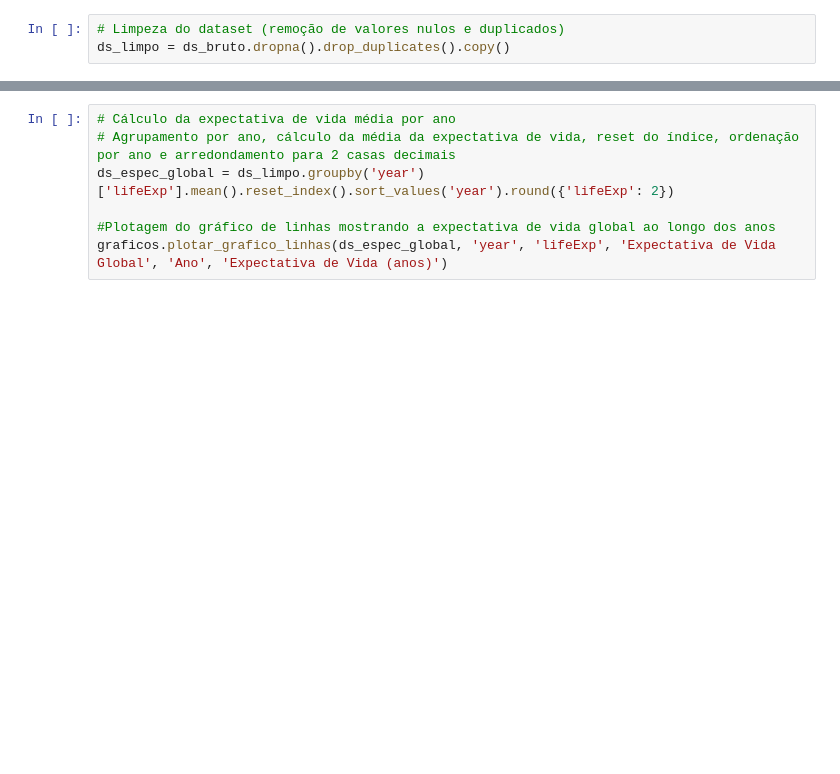
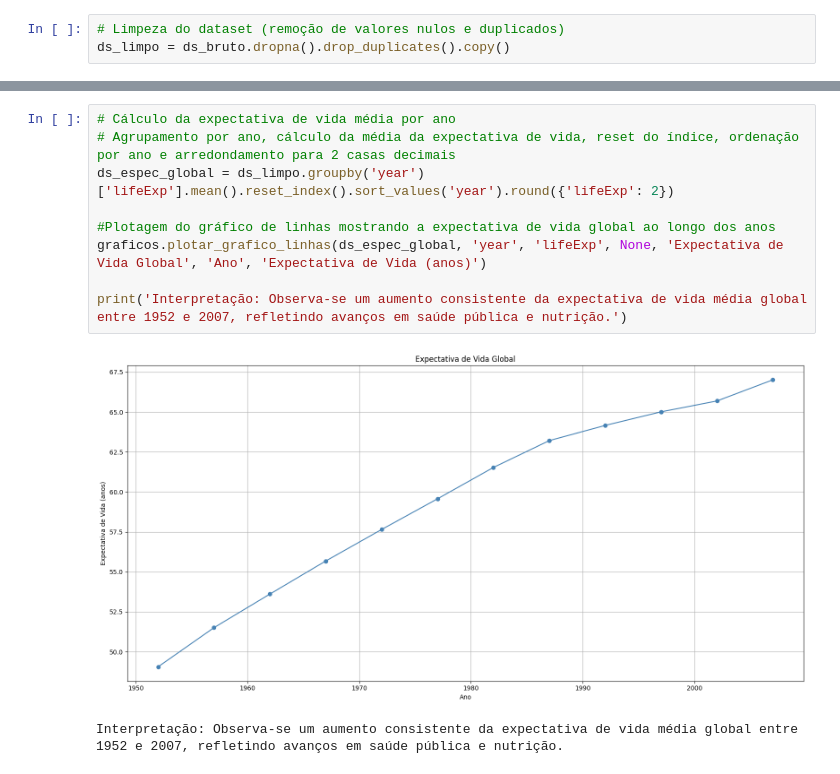
Before and after one commit to kadupenido/python-cd-avaliacao-final-grupo-5, a Jupyter notebook: notebooks/grupo_5_projeto_gapminder.ipynb, the cells around one changed output, grey strips where cells are left out. Drawn from its saved outputs; the diff is of its cells as text; blank space fills up the shorter version.

```diff
--- a/notebooks/grupo_5_projeto_gapminder.ipynb
+++ b/notebooks/grupo_5_projeto_gapminder.ipynb
@@ -24,7 +112,12 @@ ds_limpo = ds_bruto.dropna().drop_duplicates().copy()
 # %%
 # Cálculo da expectativa de vida média por ano
 # Agrupamento por ano, cálculo da média da expectativa de vida, reset do índice, ordenação por ano e arredondamento para 2 casas decimais
 ds_espec_global = ds_limpo.groupby('year')['lifeExp'].mean().reset_index().sort_values('year').round({'lifeExp': 2})
 
 #Plotagem do gráfico de linhas mostrando a expectativa de vida global ao longo dos anos
-graficos.plotar_grafico_linhas(ds_espec_global, 'year', 'lifeExp', 'Expectativa de Vida Global', 'Ano', 'Expectativa de Vida (anos)')
+graficos.plotar_grafico_linhas(ds_espec_global, 'year', 'lifeExp', None, 'Expectativa de Vida Global', 'Ano', 'Expectativa de Vida (anos)')
+
+print('Interpretação: Observa-se um aumento consistente da expectativa de vida média global entre 1952 e 2007, refletindo avanços em saúde pública e nutrição.')
+# %% [output]
+[figure, added]
+Interpretação: Observa-se um aumento consistente da expectativa de vida média global entre 1952 e 2007, refletindo avanços em saúde pública e nutrição.
```
Also changed, not shown: parts of 19 cells of this notebook, 3 other files.
